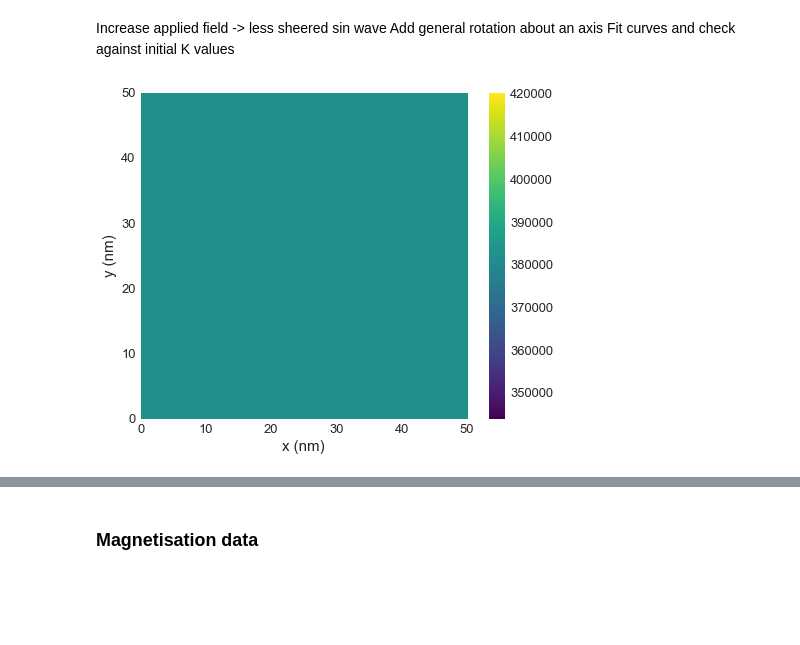
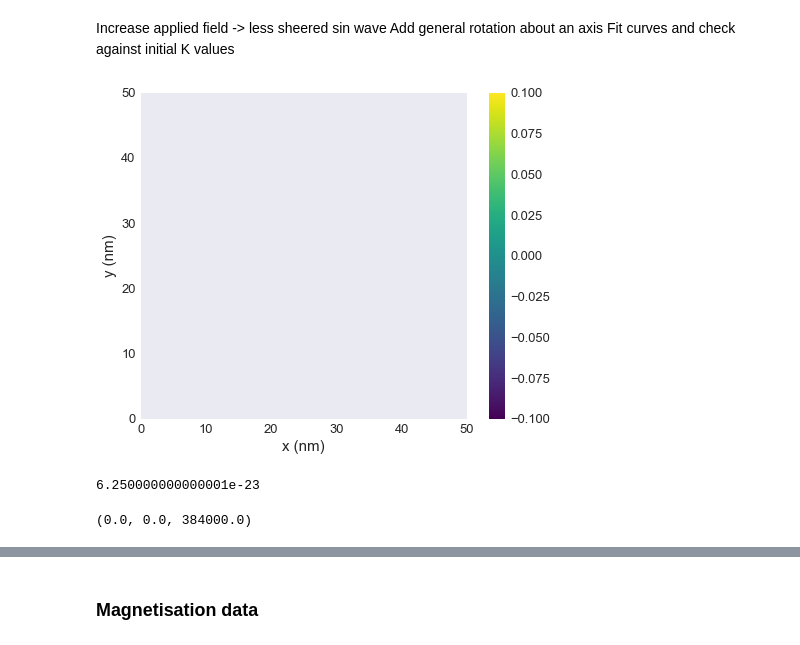
Before and after one commit to ubermag/mag2exp, a Jupyter notebook: docs/ipynb/torque_df_based.ipynb, the cells around one changed output, grey strips where cells are left out. Drawn from its saved outputs; the diff is of its cells as text; code cells hidden in the pictures; blank space fills up the shorter version.

```diff
--- a/docs/ipynb/torque_df_based.ipynb
+++ b/docs/ipynb/torque_df_based.ipynb
@@ -28,11 +28,18 @@ system.energy = (mm.Exchange(A=8.78e-12)
                + mm.Demag()
                + mm.Zeeman(H=(0, 0, 10e4)))
 Ms = 384e3
+
+def ms_fun(pos):
+    x, y, z = pos
+    if z > 25e-9:
+        return Ms
+    else:
+        return 0
 # %%
-system.m = df.Field(mesh, dim=3, value=(0,0.1,1), norm=Ms)
+system.m = df.Field(mesh, dim=3, value=(0,0,1), norm=ms_fun)
 system.m.z.plane('z').mpl.plot()
 # %% [output]
-[figure, old version]
+[figure, new version]
 # %%
 def magentisation_parallel(field):
     return df.integral(field.z * df.dV, direction='xyz')
@@ -43,2 +60,8 @@ def magentisation_perpendicular(field):
+# %%
+df.integral(new_field * df.dV, direction='xyz')
+# %% [output]
+6.250000000000001e-23
 # %%
-mp = magentisation_perpendicular(system.m)
+magnetisation(system.m)
+# %% [output]
+(0.0, 0.0, 384000.0)
```
Also changed, not shown: parts of 14 cells of this notebook, 2 other files.
